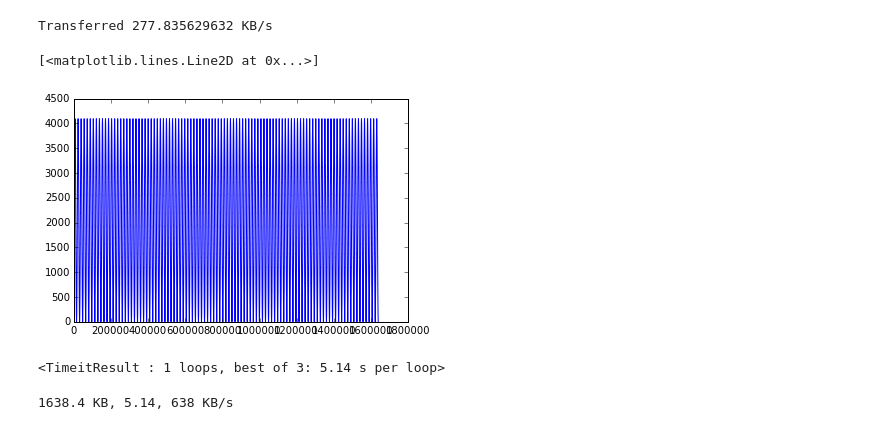
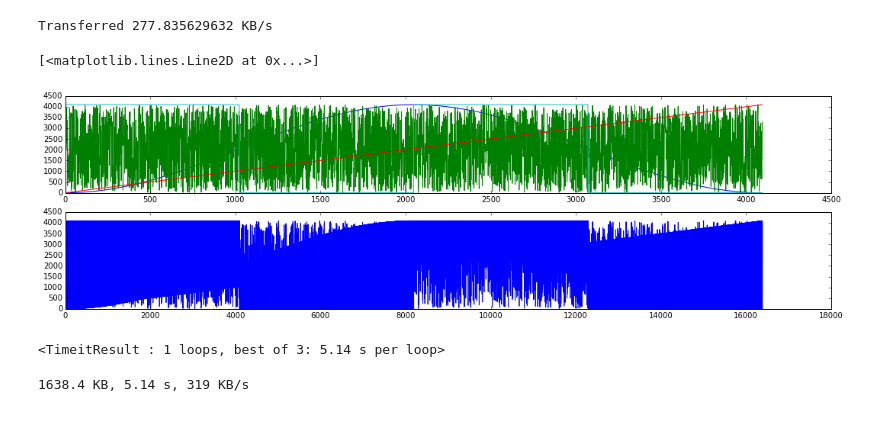
Before and after one commit to wonkoderverstaendige/RattusExMachina, a Jupyter notebook: doc/Playtesting.ipynb, the cells around one changed output. Saved outputs shown, nothing was run; the diff lists cells and outputs as text; code cells hidden in the pictures.

```diff
--- a/doc/Playtesting.ipynb
+++ b/doc/Playtesting.ipynb
@@ -93,13 +93,35 @@ print "Transferred {} KB/s".format(n/1000./mean(elapsed.all_runs))
 ser.close()
 # %% [output]
 Transferred 277.835629632 KB/s
-# %%
-arr = ((np.cos(np.linspace(-np.pi, np.pi, num=4096))+1)/2)*4096
-arr = np.tile(np.repeat(arr.astype('uint16'), 4), 100)
-plt.plot(arr)
-# %% [output]
-[<matplotlib.lines.Line2D at 0x...>]
-[figure, removed]
+# %%
+n_val = 4096
+max_val = 4096
+# cosines
+cosines = ((np.cos(np.linspace(-np.pi, np.pi, num=n_val))+1)*(max_val/2)).astype('uint16')
+
+# noise
+noise = (np.random.rand(n_val)*max_val).astype('uint16')
+
+# ramps
+ramps = np.linspace(0, max_val, n_val).astype('uint16')
+
+# squares
+hi = np.ones(n_val/4, dtype='uint16')*max_val-1
+lo = np.zeros_like(hi)
+squares = np.tile(np.hstack((hi, lo)), 2)
+
+# all together
+arr = np.dstack((cosines, noise, ramps, squares)).flatten()
+fig, axes = plt.subplots(nrows=2, ncols=1, figsize=(18, 5))
+axes[0].plot(cosines)
+axes[0].plot(noise)
+axes[0].plot(ramps)
+axes[0].plot(squares)
+
+axes[1].plot(arr)
+# %% [output]
+[<matplotlib.lines.Line2D at 0x...>]
+[figure, added]
 # %%
 %%timeit -o -q
 with serial.Serial('/dev/ttyACM0') as ser:
@@ -108,6 +130,6 @@ with serial.Serial('/dev/ttyACM0') as ser:
 <TimeitResult : 1 loops, best of 3: 5.14 s per loop>
 # %%
 t = mean(_.all_runs)
-print "{:.1f} KB, {:.2f} s, {:.0f} KB/s".format(arr.nbytes/2000., t, arr.nbytes/1000./t)
+print "{:.1f} KB, {:.2f} s, {:.0f} KB/s".format(arr.nbytes/20., t, arr.nbytes/20./t)
 # %% [output]
-1638.4 KB, 5.14, 638 KB/s
+1638.4 KB, 5.14 s, 319 KB/s
```
Also changed, not shown: parts of 1 cell of this notebook.
